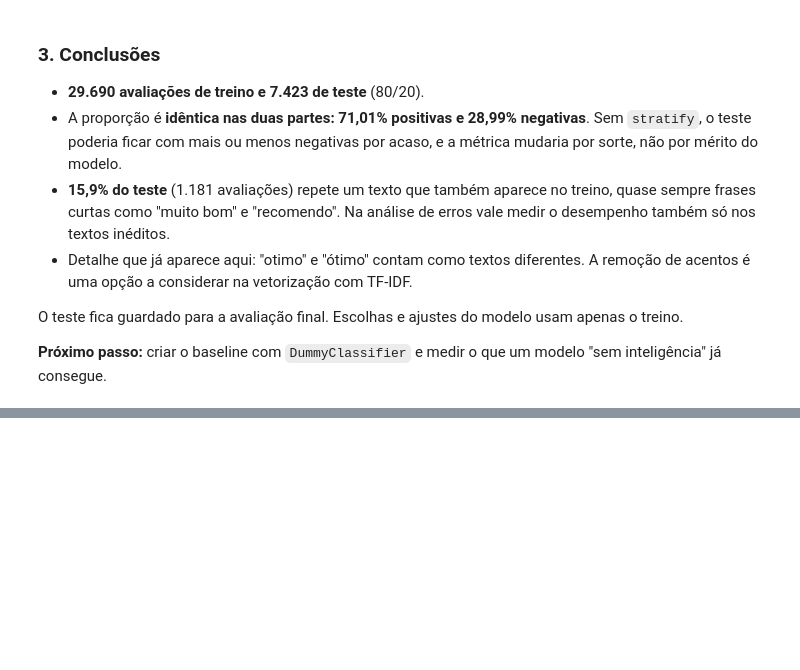
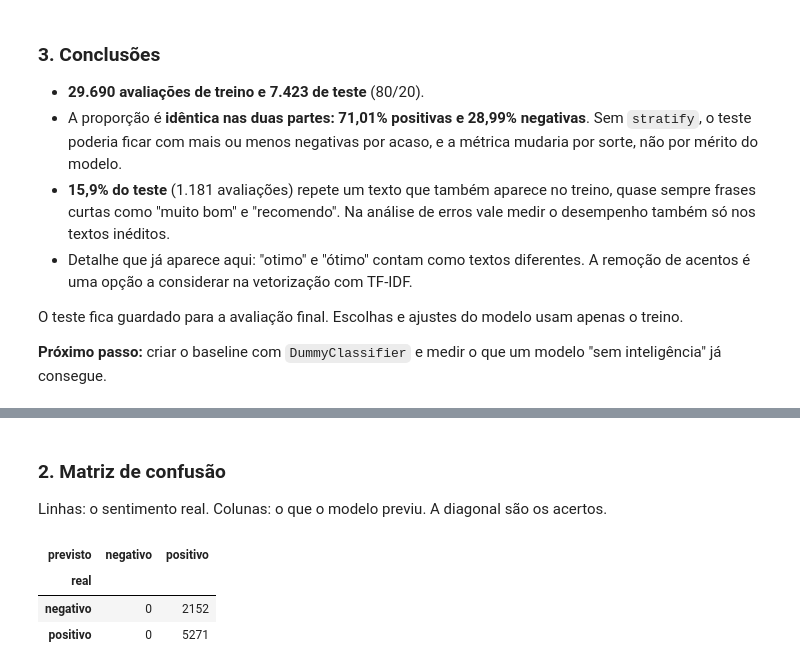
Before and after one commit to baxelin/delivery-ai, a Jupyter notebook: notebooks/v1_sentimento.ipynb, the cells around one changed output, grey strips where cells are left out. Drawn from its saved outputs; the diff is of its cells as text; code cells hidden in the pictures; blank space fills up the shorter version.

```diff
--- a/notebooks/v1_sentimento.ipynb
+++ b/notebooks/v1_sentimento.ipynb
@@ -315,0 +353,16 @@ O teste fica guardado para a avaliação final. Escolhas e ajustes do modelo usa
+# %% [markdown]
+### 2. Matriz de confusão
+
+Linhas: o sentimento real. Colunas: o que o modelo previu. A diagonal são os acertos.
+# %%
+sentiment_order = list(SENTIMENT_NAMES.values())
+
+pd.crosstab(
+    split.test[SENTIMENT_COLUMN].map(SENTIMENT_NAMES).rename("real"),
+    baseline_predictions.map(SENTIMENT_NAMES).rename("previsto"),
+).reindex(index=sentiment_order, columns=sentiment_order, fill_value=0)
+# %% [output]
+| previsto | negativo | positivo |
+| real |  |  |
+| negativo | 0 | 2152 |
+| positivo | 0 | 5271 |
```
Also changed, not shown: parts of 6 cells of this notebook.
